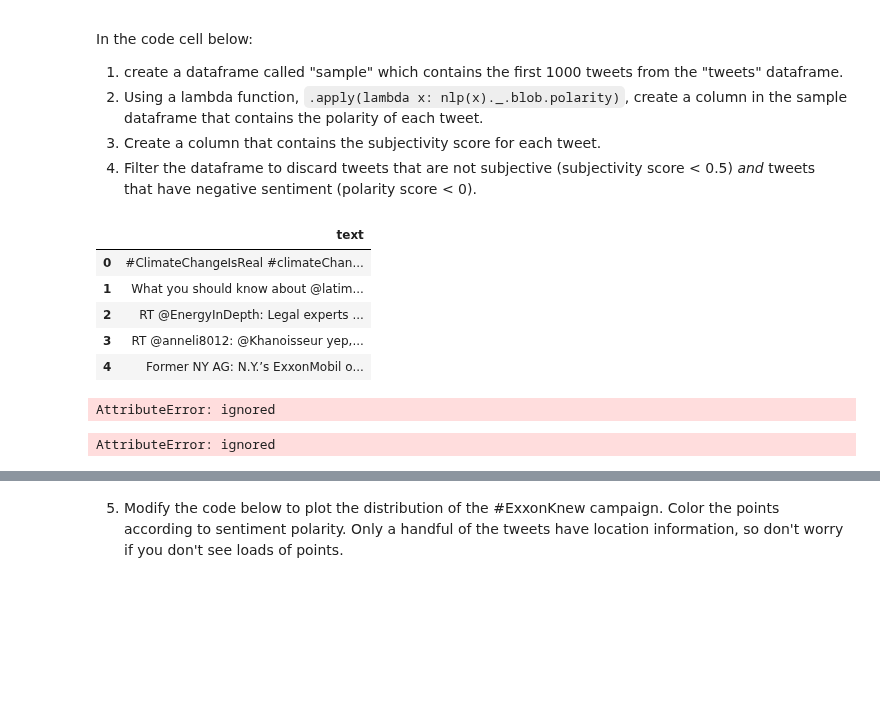
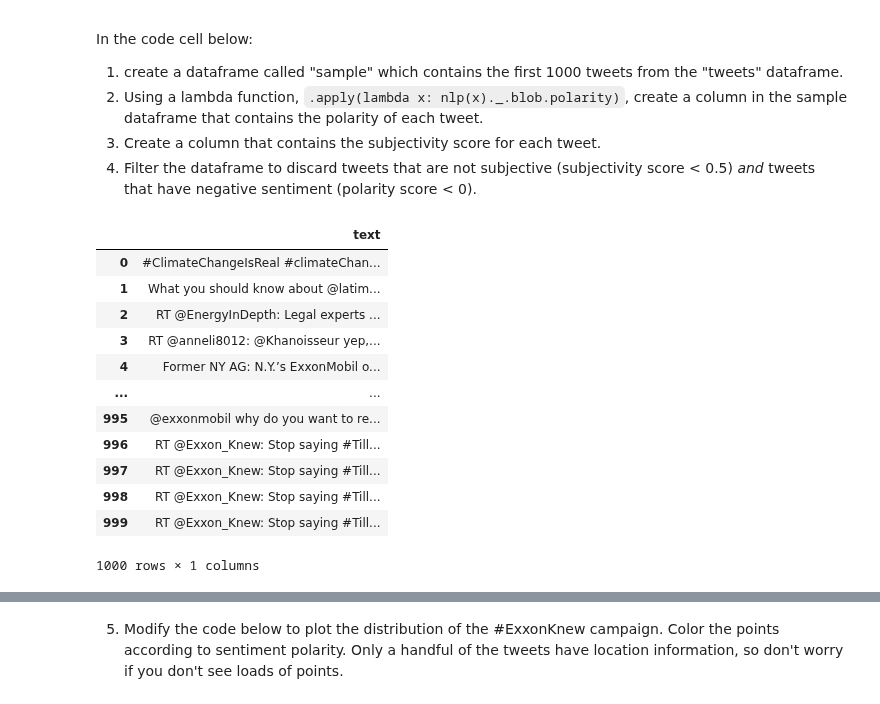
Before and after one commit to wilsonliu222/QM-2, a Jupyter notebook: notebooks/W04. Natural Language Processing.ipynb, the cells around one changed output, grey strips where cells are left out. Cells and saved outputs as stored; diff of their text form; code cells hidden in the pictures; blank space fills up the shorter version.

```diff
--- a/notebooks/W04. Natural Language Processing.ipynb
+++ b/notebooks/W04. Natural Language Processing.ipynb
@@ -458,73 +460,29 @@ In the code cell below:
 # %%
 #answer for question 1
 import pandas as pd
 
 # Assuming you have a dataframe named 'tweets' with a column 'text' containing the tweets
 # Replace 'tweets' and 'text' with your actual dataframe and column names
 
 # Sample data (replace this with your actual data)
 data = {'text': tweets['text'].head(1000)}
 
 # Creating the 'sample' dataframe
 sample = pd.DataFrame(data)
 
 # Display the first few rows of the 'sample' dataframe
-sample.head()
+sample.head(1000)
 # %% [output]
 |  | text |
 | 0 | #ClimateChangeIsReal #climateChan... |
 | 1 | What you should know about @latim... |
 | 2 | RT @EnergyInDepth: Legal experts ... |
 | 3 | RT @anneli8012: @Khanoisseur yep,... |
 | 4 | Former NY AG: N.Y.’s ExxonMobil o... |
+| ... | ... |
+| 995 | @exxonmobil why do you want to re... |
+| 996 | RT @Exxon_Knew: Stop saying #Till... |
+| 997 | RT @Exxon_Knew: Stop saying #Till... |
+| 998 | RT @Exxon_Knew: Stop saying #Till... |
+| 999 | RT @Exxon_Knew: Stop saying #Till... |
+1000 rows × 1 columns
-# %%
-import pandas as pd
-import spacy
-
-# Assuming you have already loaded the spaCy model for sentiment analysis
-# Make sure to replace 'en_core_web_sm' with the actual model you are using
-nlp = spacy.load('en_core_web_sm')
-
-# Assuming 'tweets' dataframe already exists
-# Replace 'text' with the actual column name containing the tweet text in your dataframe
-
-# Sample data (replace this with your actual data)
-data = {'text': tweets['text'].head(1000)}
-
-# Creating the 'sample' dataframe
-sample = pd.DataFrame(data)
-
-# Adding a new column 'polarity' to the 'sample' dataframe
-sample['polarity'] = sample['text'].apply(lambda x: nlp(x)._.blob.polarity)
-
-# Display the updated 'sample' dataframe with the new 'polarity' column
-print(sample.head())
-# %% [output]
-AttributeError: ignored
-# %%
-import pandas as pd
-import spacy
-
-# Assuming you have already loaded the spaCy model for sentiment analysis
-# Make sure to replace 'en_core_web_sm' with the actual model you are using
-nlp = spacy.load('en_core_web_sm')
-
-# Assuming 'tweets' dataframe already exists
-# Replace 'text' with the actual column name containing the tweet text in your dataframe
-
-# Sample data (replace this with your actual data)
-data = {'text': tweets['text'].head(1000)}
-
-# Creating the 'sample' dataframe
-sample = pd.DataFrame(data)
-
-# Adding a new column 'polarity' to the 'sample' dataframe
-sample['polarity'] = sample['text'].apply(lambda x: nlp(x)._.blob.polarity)
-
-# Adding a new column 'subjectivity' to the 'sample' dataframe
-sample['subjectivity'] = sample['text'].apply(lambda x: nlp(x)._.blob.subjectivity)
-
-# Display the updated 'sample' dataframe with the new 'polarity' and 'subjectivity' columns
-print(sample.head())
-# %% [output]
-AttributeError: ignored
```
Also changed, not shown: parts of 6 cells of this notebook.
